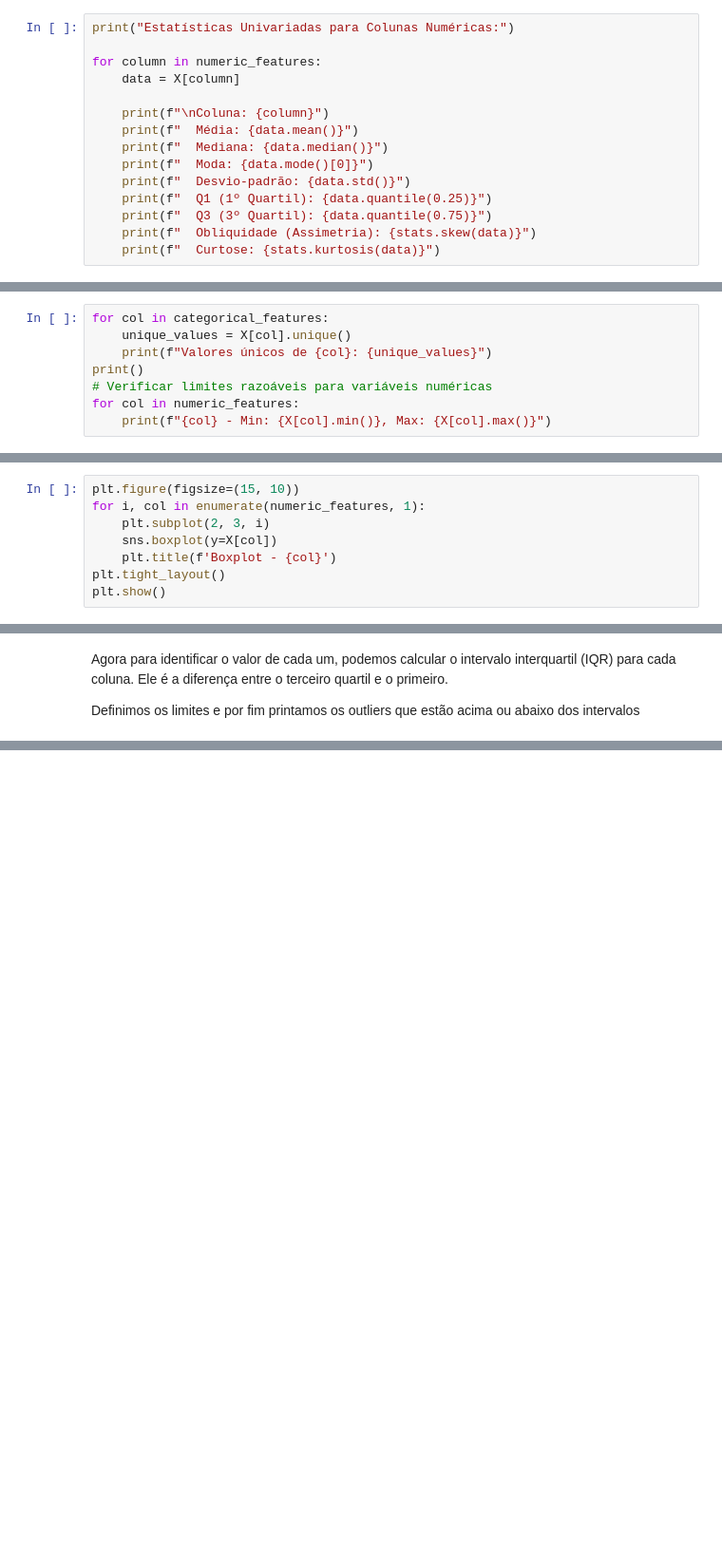
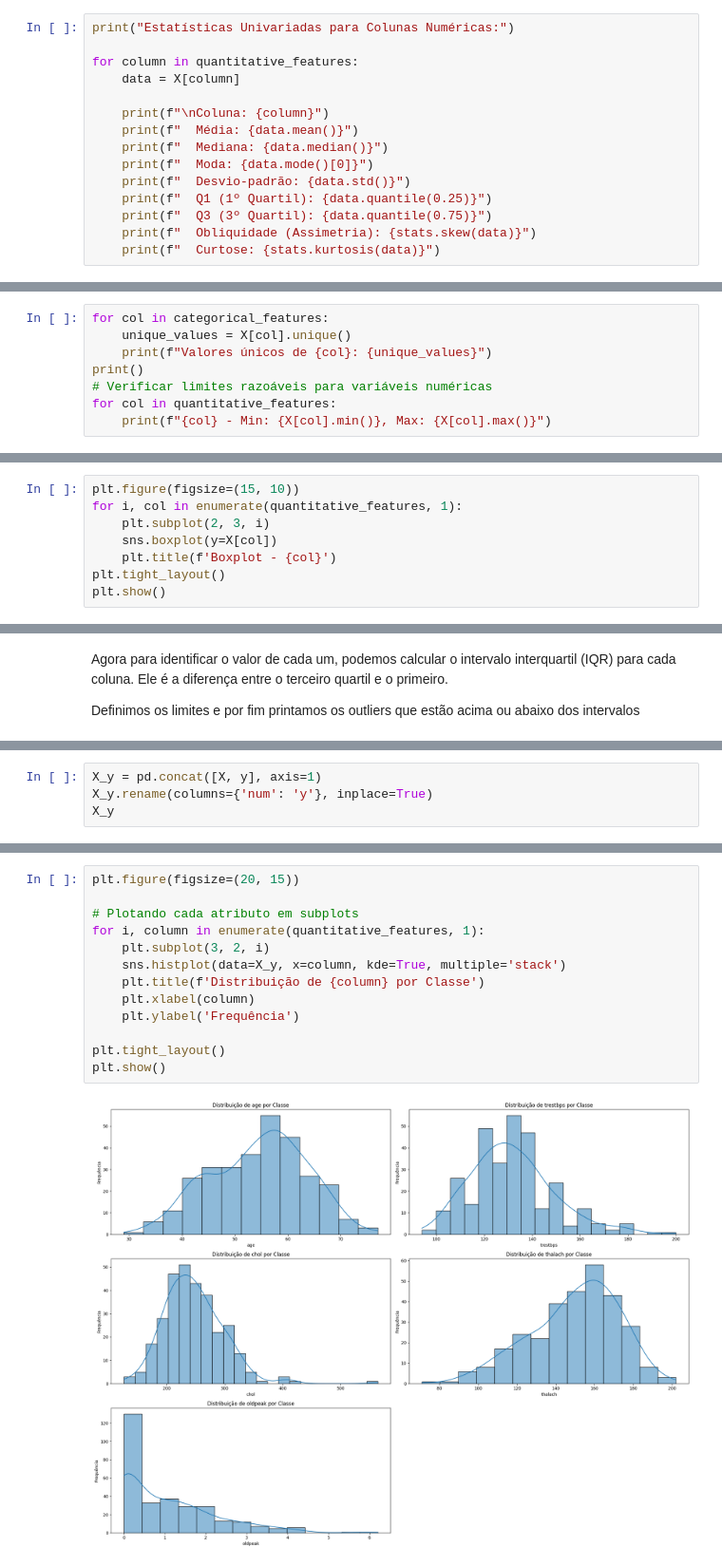
Before and after one commit to IvonLuiz/intro_aprendizado_de_maquina, a Jupyter notebook: heart_disease.ipynb, the cells around one changed output, grey strips where cells are left out. Shown at 95% size. Saved outputs shown, nothing was run; the diff lists cells and outputs as text; blank space fills up the shorter version.

```diff
--- a/heart_disease.ipynb
+++ b/heart_disease.ipynb
@@ -365,7 +365,7 @@ Moda: 3.0
 # %%
 print("Estatísticas Univariadas para Colunas Numéricas:")
 
-for column in numeric_features:
+for column in quantitative_features:
     data = X[column]
 
     print(f"\nColuna: {column}")
@@ -511,7 +511,7 @@ for col in categorical_features:
     print(f"Valores únicos de {col}: {unique_values}")
 print()
 # Verificar limites razoáveis para variáveis numéricas
-for col in numeric_features:
+for col in quantitative_features:
     print(f"{col} - Min: {X[col].min()}, Max: {X[col].max()}")
 # %% [output]
 Valores únicos de sex: [1, 0]
@@ -545,7 +545,7 @@ Linhas duplicadas: 0
 Presença de ruído
 # %%
 plt.figure(figsize=(15, 10))
-for i, col in enumerate(numeric_features, 1):
+for i, col in enumerate(quantitative_features, 1):
     plt.subplot(2, 3, i)
     sns.boxplot(y=X[col])
     plt.title(f'Boxplot - {col}')
@@ -683,0 +637,4 @@ TypeError: unsupported format string passed to Series.__format__
+# %%
+X_y = pd.concat([X, y], axis=1)
+X_y.rename(columns={'num': 'y'}, inplace=True)
+X_y
@@ -683,0 +655,15 @@ TypeError: unsupported format string passed to Series.__format__
+# %%
+plt.figure(figsize=(20, 15))
+
+# Plotando cada atributo em subplots
+for i, column in enumerate(quantitative_features, 1):
+    plt.subplot(3, 2, i)
+    sns.histplot(data=X_y, x=column, kde=True, multiple='stack')
+    plt.title(f'Distribuição de {column} por Classe')
+    plt.xlabel(column)
+    plt.ylabel('Frequência')
+
+plt.tight_layout()
+plt.show()
+# %% [output]
+[figure, added]
```
Also changed, not shown: parts of 22 cells of this notebook.
